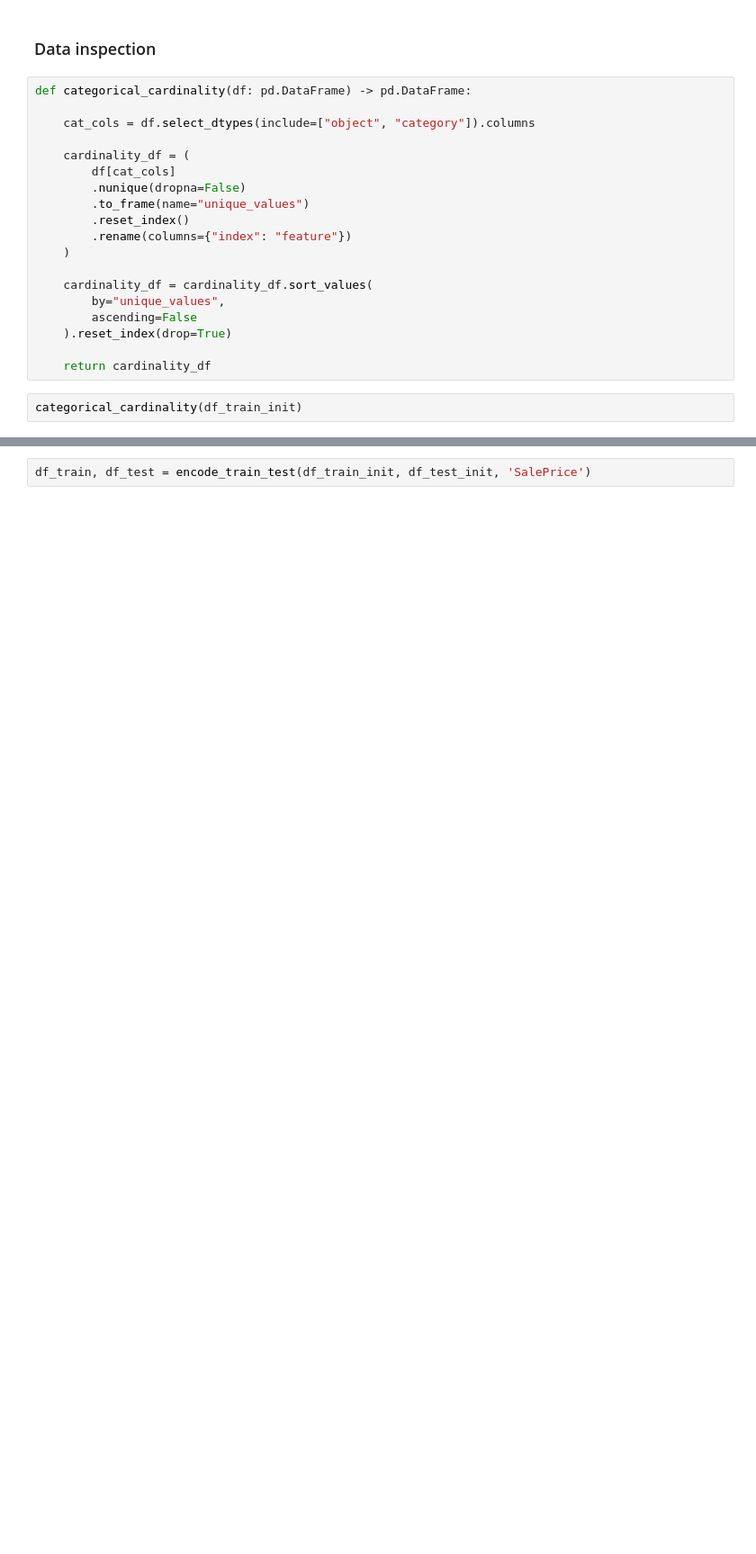
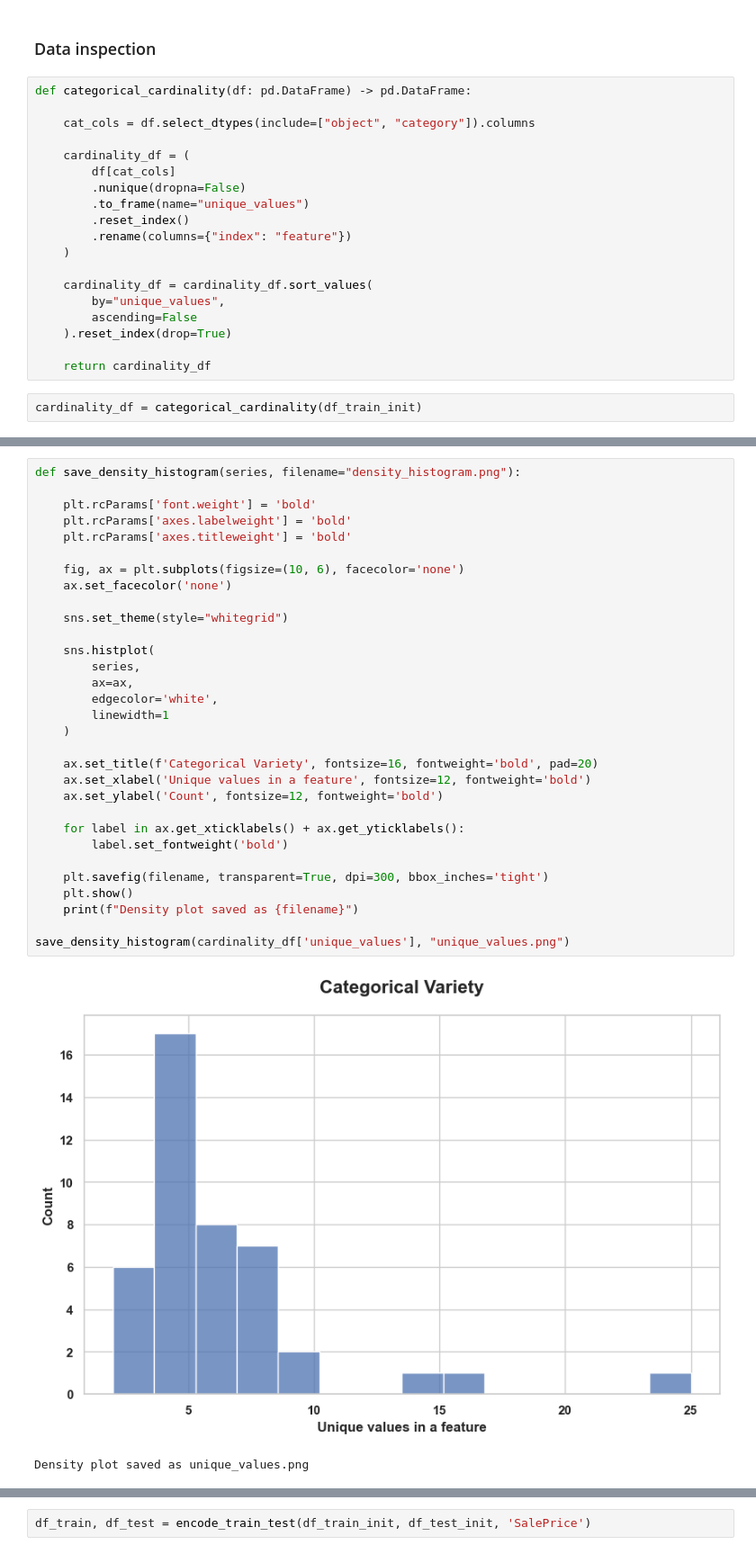
Before and after one commit to SawickiK/MOA_Housing_Prices, a Jupyter notebook: data_preparation.ipynb, the cells around one changed output, grey strips where cells are left out. Shown at 90% size. Drawn from its saved outputs; the diff is of its cells as text; blank space fills up the shorter version.

```diff
--- a/data_preparation.ipynb
+++ b/data_preparation.ipynb
@@ -48,4 +78,4 @@ def categorical_cardinality(df: pd.DataFrame) -> pd.DataFrame:
 
     return cardinality_df
 # %%
-categorical_cardinality(df_train_init)
+cardinality_df = categorical_cardinality(df_train_init)
@@ -70,3 +102,37 @@ categorical_cardinality(df_train_init)
+# %%
+def save_density_histogram(series, filename="density_histogram.png"):
+
+    plt.rcParams['font.weight'] = 'bold'
+    plt.rcParams['axes.labelweight'] = 'bold'
+    plt.rcParams['axes.titleweight'] = 'bold'
+
+    fig, ax = plt.subplots(figsize=(10, 6), facecolor='none')
+    ax.set_facecolor('none')
+
+    sns.set_theme(style="whitegrid")
+
+    sns.histplot(
+        series,
+        ax=ax,
+        edgecolor='white',
+        linewidth=1
+    )
+
+    ax.set_title(f'Categorical Variety', fontsize=16, fontweight='bold', pad=20)
+    ax.set_xlabel('Unique values in a feature', fontsize=12, fontweight='bold')
+    ax.set_ylabel('Count', fontsize=12, fontweight='bold')
+
+    for label in ax.get_xticklabels() + ax.get_yticklabels():
+        label.set_fontweight('bold')
+
+    plt.savefig(filename, transparent=True, dpi=300, bbox_inches='tight')
+    plt.show()
+    print(f"Density plot saved as {filename}")
+
+save_density_histogram(cardinality_df['unique_values'], "unique_values.png")
+# %% [output]
+[figure, added]
+Density plot saved as unique_values.png
 # %%
 def encode_train_test(df_train, df_test, target_col, ohe_threshold=5, smoothing=10):
     train_encoded = df_train.copy()
```
Also changed, not shown: parts of 6 cells of this notebook, 2 other files.
